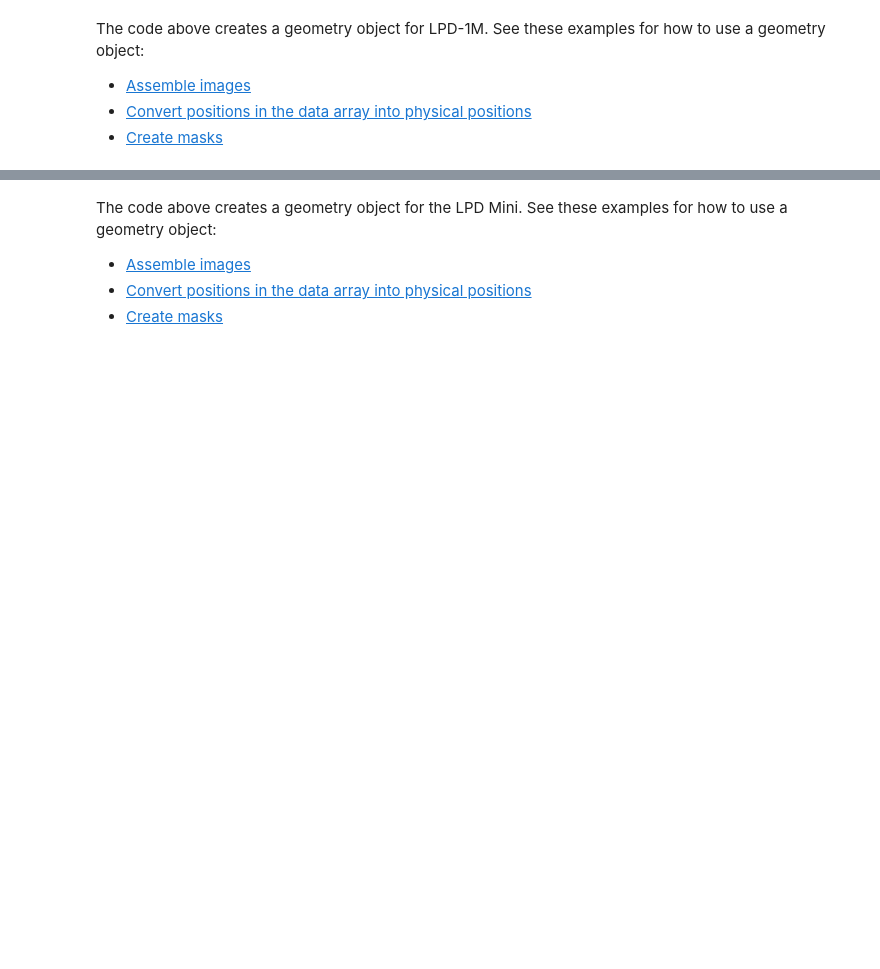
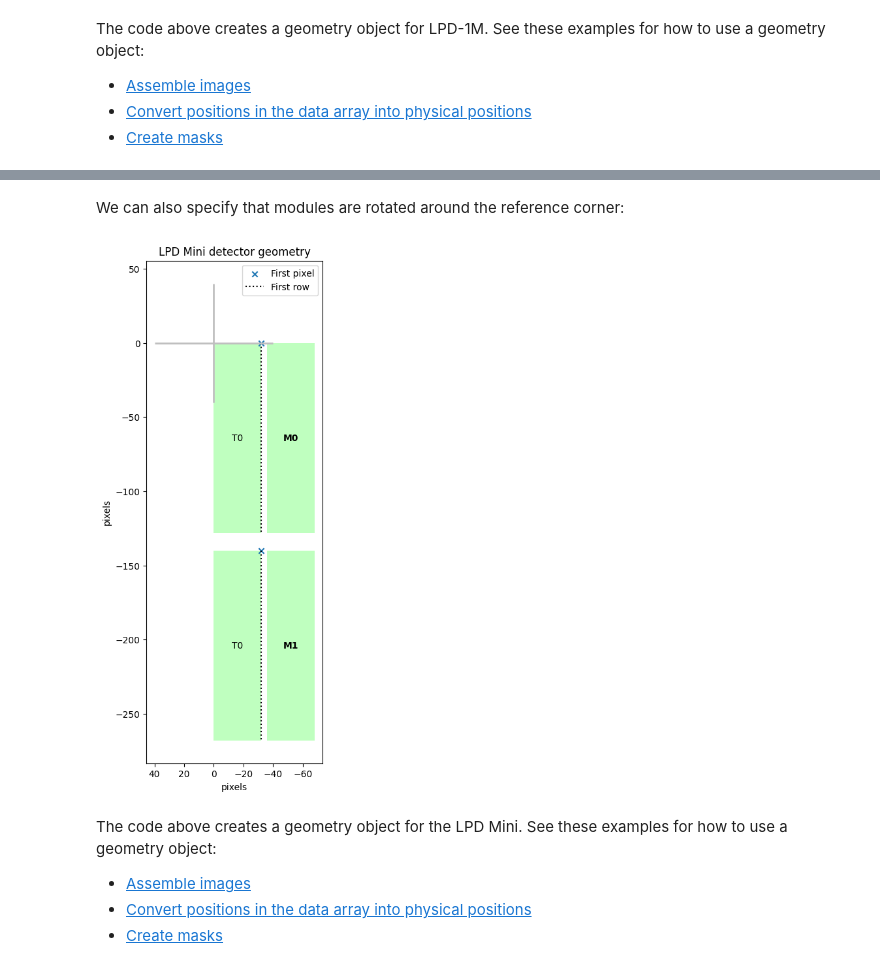
Before and after one commit to European-XFEL/EXtra-geom, a Jupyter notebook: docs/lpd_geometry.ipynb, the cells around one changed output, grey strips where cells are left out. Drawn from its saved outputs; the diff is of its cells as text; code cells hidden in the pictures; blank space fills up the shorter version.

```diff
--- a/docs/lpd_geometry.ipynb
+++ b/docs/lpd_geometry.ipynb
@@ -52,3 +54,11 @@ geom.inspect()
+# %% [markdown]
+We can also specify that modules are rotated around the reference corner:
+# %%
+geom = LPD_MiniGeometry.from_module_positions([(0, 0), (0, -70)], rotations=[90, 90])
+ax = geom.inspect()
+ax.set_aspect(1)
+# %% [output]
+[figure, added]
 # %% [markdown]
 The code above creates a geometry object for the LPD Mini.
 See these examples for how to use a geometry object:
```
Also changed, not shown: parts of 7 cells of this notebook, 4 other files.
